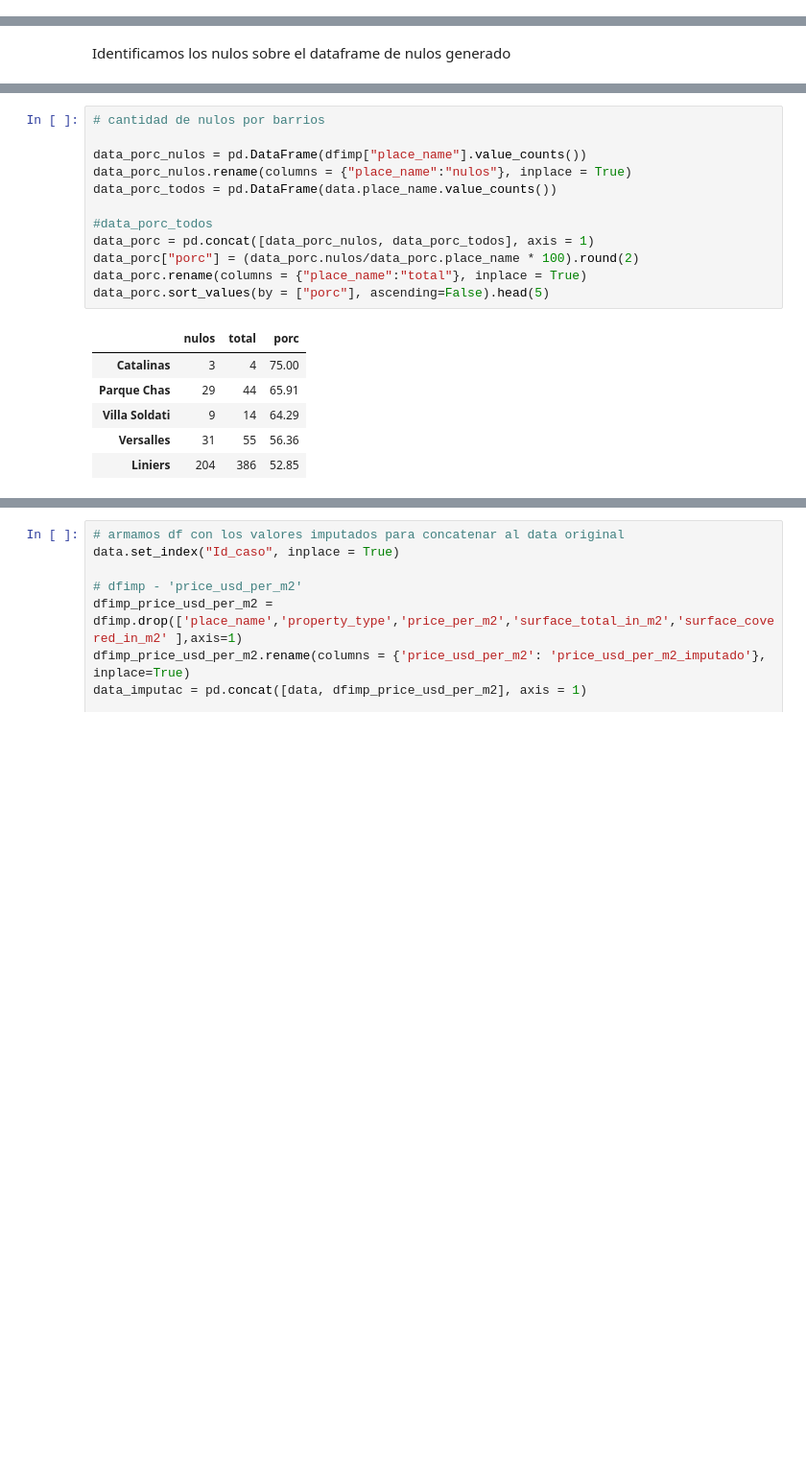
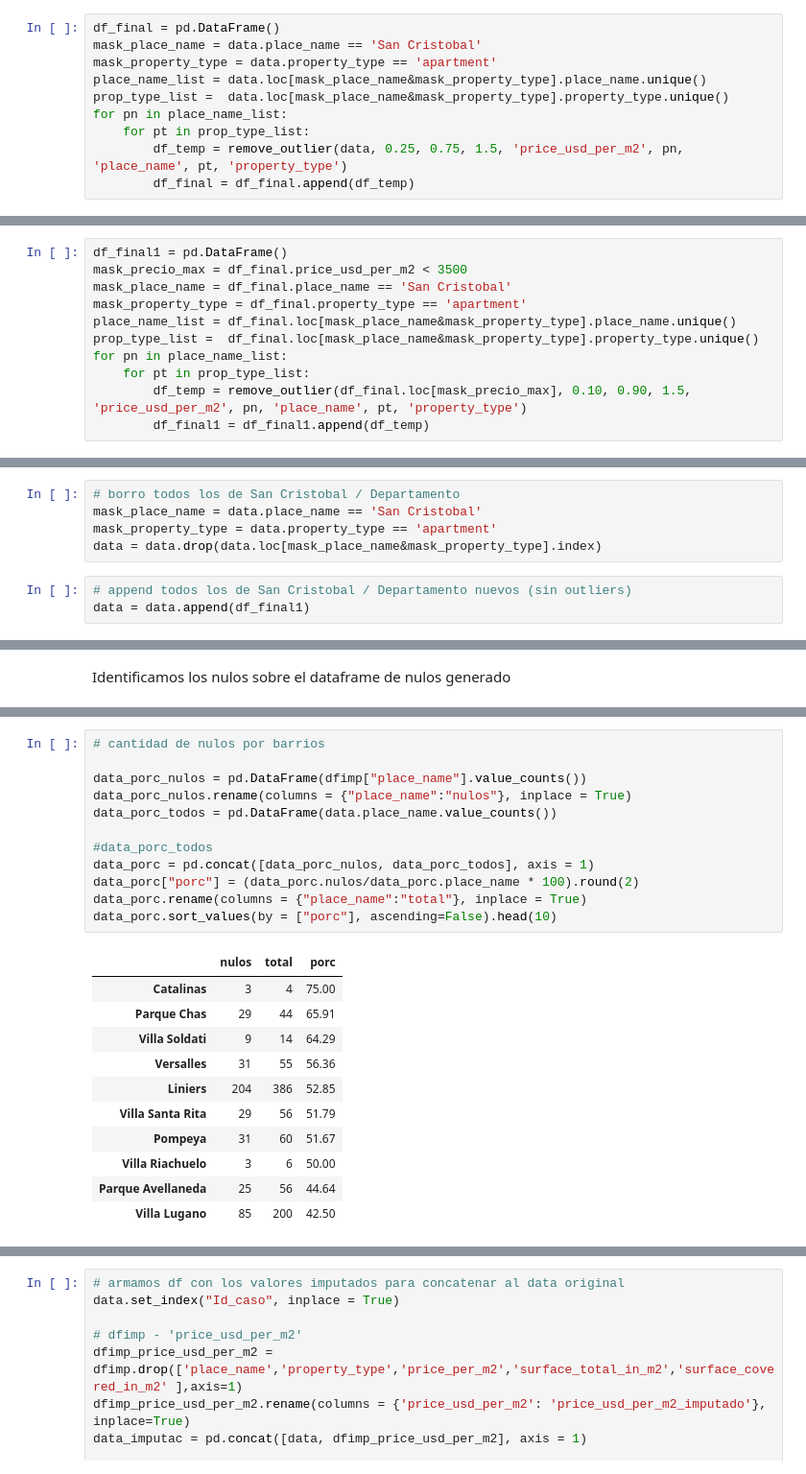
Before and after one commit to mauriciomem/DH_DS_desafio_2_properati, a Jupyter notebook: final.ipynb, the cells around one changed output, grey strips where cells are left out. Shown at 96% size. Cells and saved outputs as stored; diff of their text form; blank space fills up the shorter version.

```diff
--- a/final.ipynb
+++ b/final.ipynb
@@ -351,0 +745,10 @@ data.loc[:, ['price_usd_per_m2', 'cochera', 'piscina', 'parrilla', 'baulera', 'b
+# %%
+df_final = pd.DataFrame()
+mask_place_name = data.place_name == 'San Cristobal'
+mask_property_type = data.property_type == 'apartment'
+place_name_list = data.loc[mask_place_name&mask_property_type].place_name.unique()
+prop_type_list =  data.loc[mask_place_name&mask_property_type].property_type.unique()
+for pn in place_name_list:
+    for pt in prop_type_list:
+        df_temp = remove_outlier(data, 0.25, 0.75, 1.5, 'price_usd_per_m2', pn, 'place_name', pt, 'property_type')
+        df_final = df_final.append(df_temp)
@@ -351,0 +783,11 @@ data.loc[:, ['price_usd_per_m2', 'cochera', 'piscina', 'parrilla', 'baulera', 'b
+# %%
+df_final1 = pd.DataFrame()
+mask_precio_max = df_final.price_usd_per_m2 < 3500
+mask_place_name = df_final.place_name == 'San Cristobal'
+mask_property_type = df_final.property_type == 'apartment'
+place_name_list = df_final.loc[mask_place_name&mask_property_type].place_name.unique()
+prop_type_list =  df_final.loc[mask_place_name&mask_property_type].property_type.unique()
+for pn in place_name_list:
+    for pt in prop_type_list:
+        df_temp = remove_outlier(df_final.loc[mask_precio_max], 0.10, 0.90, 1.5, 'price_usd_per_m2', pn, 'place_name', pt, 'property_type')
+        df_final1 = df_final1.append(df_temp)
@@ -351,0 +813,8 @@ data.loc[:, ['price_usd_per_m2', 'cochera', 'piscina', 'parrilla', 'baulera', 'b
+# %%
+# borro todos los de San Cristobal / Departamento
+mask_place_name = data.place_name == 'San Cristobal'
+mask_property_type = data.property_type == 'apartment'
+data = data.drop(data.loc[mask_place_name&mask_property_type].index)
+# %%
+# append todos los de San Cristobal / Departamento nuevos (sin outliers)
+data = data.append(df_final1)
@@ -424,19 +917,24 @@ Name: surface_total_in_m2, dtype: int64
 # %%
 # cantidad de nulos por barrios
 
 data_porc_nulos = pd.DataFrame(dfimp["place_name"].value_counts())
 data_porc_nulos.rename(columns = {"place_name":"nulos"}, inplace = True)
 data_porc_todos = pd.DataFrame(data.place_name.value_counts())
 
 #data_porc_todos
 data_porc = pd.concat([data_porc_nulos, data_porc_todos], axis = 1)
 data_porc["porc"] = (data_porc.nulos/data_porc.place_name * 100).round(2)
 data_porc.rename(columns = {"place_name":"total"}, inplace = True)
-data_porc.sort_values(by = ["porc"], ascending=False).head(5)
+data_porc.sort_values(by = ["porc"], ascending=False).head(10)
 # %% [output]
 |  | nulos | total | porc |
 | Catalinas | 3 | 4 | 75.00 |
 | Parque Chas | 29 | 44 | 65.91 |
 | Villa Soldati | 9 | 14 | 64.29 |
 | Versalles | 31 | 55 | 56.36 |
 | Liniers | 204 | 386 | 52.85 |
+| Villa Santa Rita | 29 | 56 | 51.79 |
+| Pompeya | 31 | 60 | 51.67 |
+| Villa Riachuelo | 3 | 6 | 50.00 |
+| Parque Avellaneda | 25 | 56 | 44.64 |
+| Villa Lugano | 85 | 200 | 42.50 |
```
Also changed, not shown: parts of 101 cells of this notebook.
